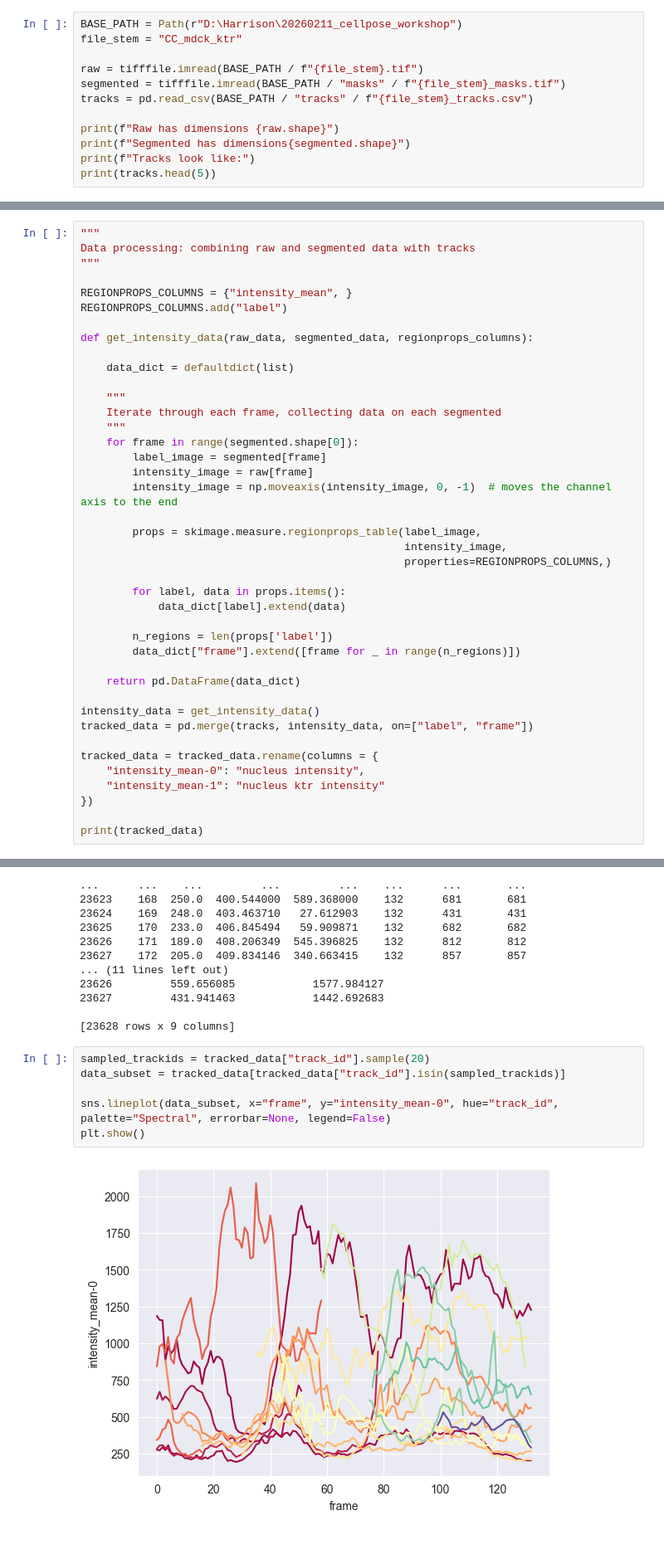
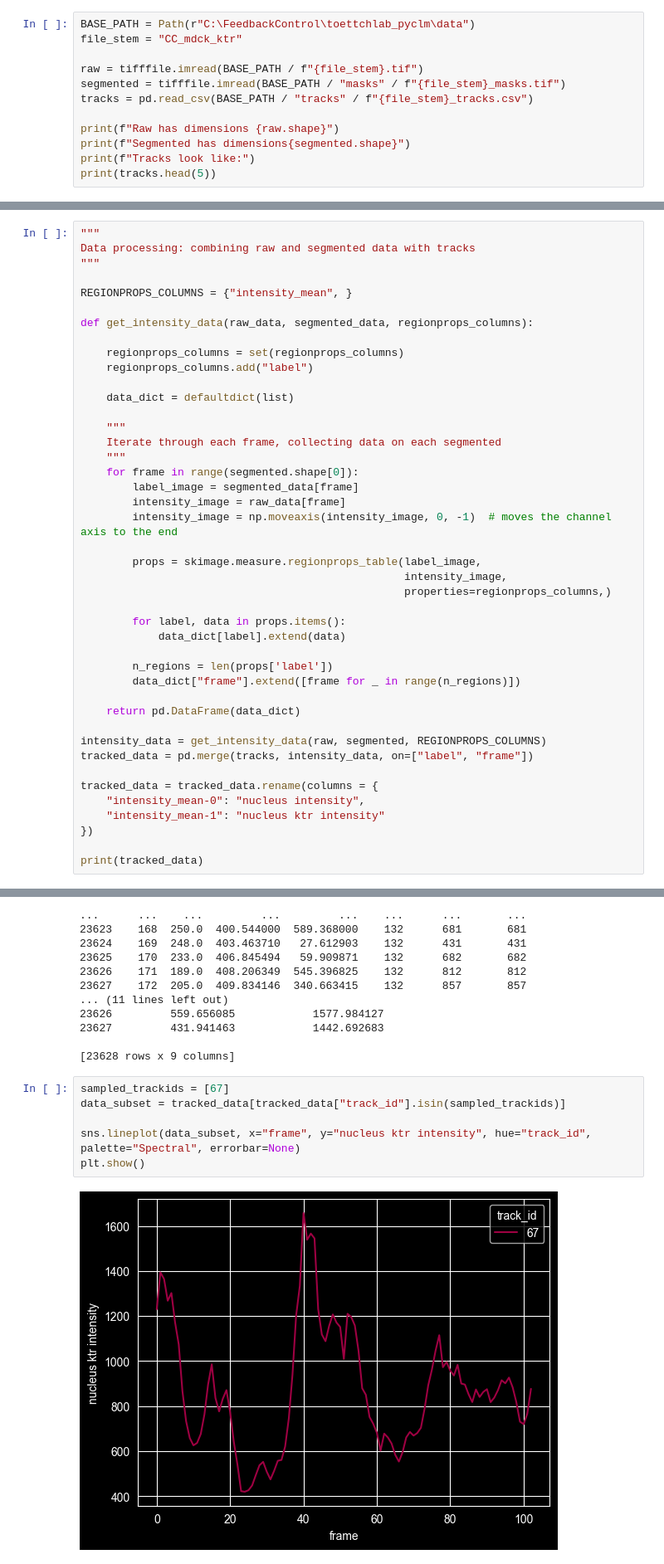
Before and after one commit to Harrison-Oatman/Toettchlab-FBC, a Jupyter notebook: scratch-notebooks/workshop_analysis_template.ipynb, the cells around one changed output, grey strips where cells are left out. Shown at 83% size. Cells and saved outputs as stored; diff of their text form.

Commit message:
workshop analysis template

```diff
--- a/scratch-notebooks/workshop_analysis_template.ipynb
+++ b/scratch-notebooks/workshop_analysis_template.ipynb
@@ -16,7 +16,7 @@ import seaborn as sns
 from pathlib import Path
 from collections import defaultdict
 # %%
-BASE_PATH = Path(r"D:\Harrison\20260211_cellpose_workshop")
+BASE_PATH = Path(r"C:\FeedbackControl\toettchlab_pyclm\data")
 file_stem = "CC_mdck_ktr"
 
 raw = tifffile.imread(BASE_PATH / f"{file_stem}.tif")
@@ -43,9 +43,11 @@ Data processing: combining raw and segmented data with tracks
 """
 
 REGIONPROPS_COLUMNS = {"intensity_mean", }
-REGIONPROPS_COLUMNS.add("label")
 
 def get_intensity_data(raw_data, segmented_data, regionprops_columns):
+
+    regionprops_columns = set(regionprops_columns)
+    regionprops_columns.add("label")
 
     data_dict = defaultdict(list)
 
@@ -53,13 +55,13 @@ def get_intensity_data(raw_data, segmented_data, regionprops_columns):
     Iterate through each frame, collecting data on each segmented
     """
     for frame in range(segmented.shape[0]):
-        label_image = segmented[frame]
-        intensity_image = raw[frame]
+        label_image = segmented_data[frame]
+        intensity_image = raw_data[frame]
         intensity_image = np.moveaxis(intensity_image, 0, -1)  # moves the channel axis to the end
 
         props = skimage.measure.regionprops_table(label_image,
                                                   intensity_image,
-                                                  properties=REGIONPROPS_COLUMNS,)
+                                                  properties=regionprops_columns,)
 
         for label, data in props.items():
             data_dict[label].extend(data)
@@ -69,7 +71,7 @@ def get_intensity_data(raw_data, segmented_data, regionprops_columns):
 
     return pd.DataFrame(data_dict)
 
-intensity_data = get_intensity_data()
+intensity_data = get_intensity_data(raw, segmented, REGIONPROPS_COLUMNS)
 tracked_data = pd.merge(tracks, intensity_data, on=["label", "frame"])
 
 tracked_data = tracked_data.rename(columns = {
@@ -97,13 +99,13 @@ print(tracked_data)
 
 [23628 rows x 9 columns]
 # %%
-sampled_trackids = tracked_data["track_id"].sample(20)
+sampled_trackids = [67]
 data_subset = tracked_data[tracked_data["track_id"].isin(sampled_trackids)]
 
-sns.lineplot(data_subset, x="frame", y="intensity_mean-0", hue="track_id", palette="Spectral", errorbar=None, legend=False)
+sns.lineplot(data_subset, x="frame", y="nucleus ktr intensity", hue="track_id", palette="Spectral", errorbar=None)
 plt.show()
 # %% [output]
-[figure, old version]
+[figure, new version]
 # %%
 from skimage.segmentation import expand_labels
 
```
Also changed, not shown: parts of 2 cells of this notebook, 1 other file.
